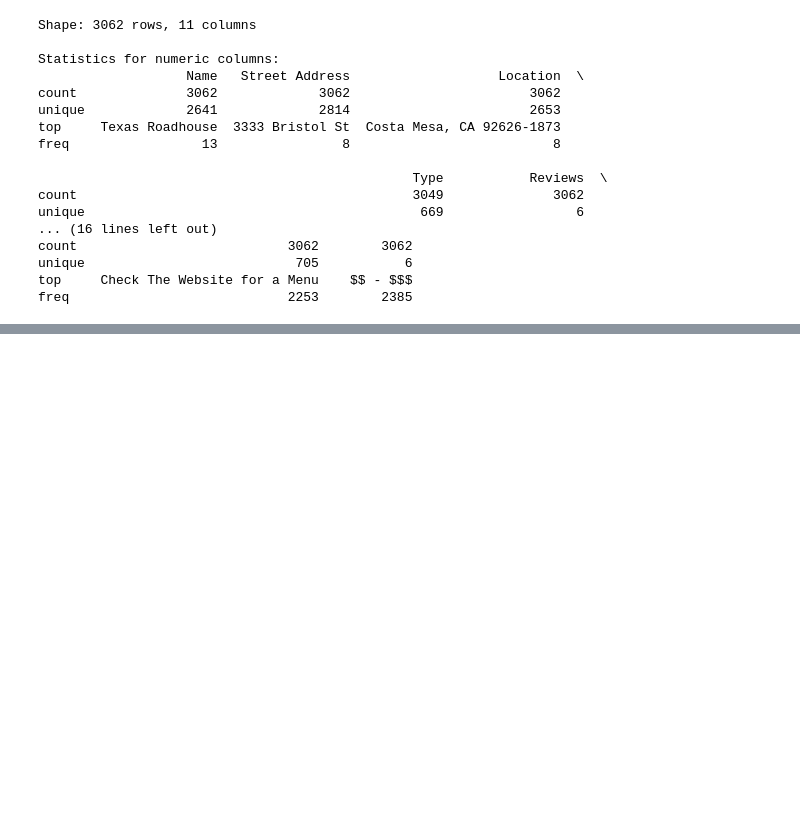
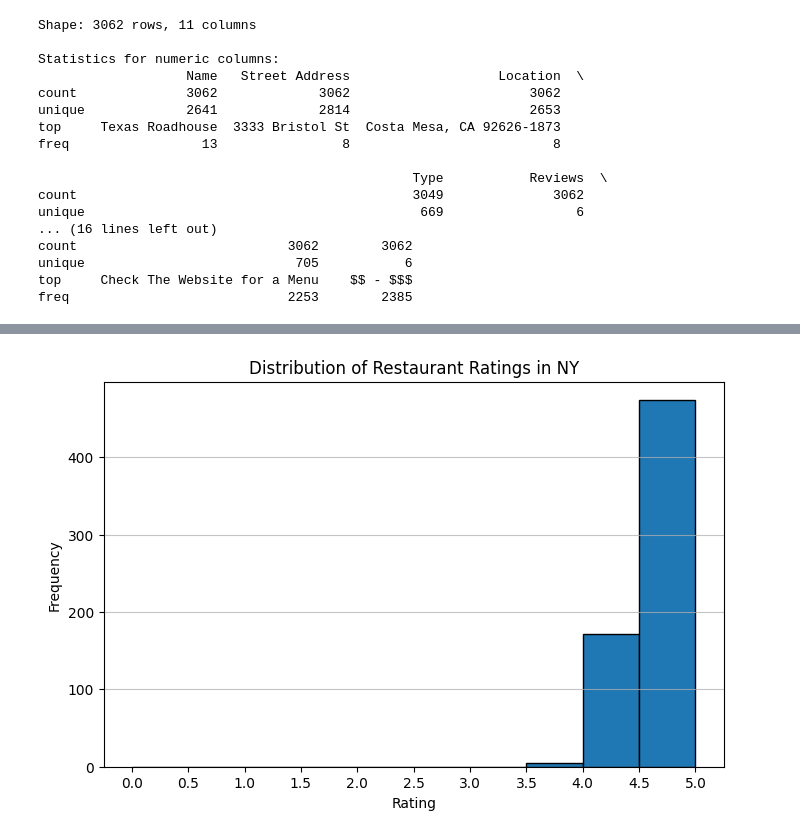
Before and after one commit to triwatana/nyctastematch-restaurant-recommender, a Jupyter notebook: data_cleaning/tripadvisor-restaurant-eda.ipynb, the cells around one changed output, grey strips where cells are left out. Drawn from its saved outputs; the diff is of its cells as text; code cells hidden in the pictures; blank space fills up the shorter version.

```diff
--- a/data_cleaning/tripadvisor-restaurant-eda.ipynb
+++ b/data_cleaning/tripadvisor-restaurant-eda.ipynb
@@ -62,0 +81,22 @@ print(df_ny.head(10))
+# %%
+df_ny.columns
+# Drop irrelevant columns
+columns_to_drop = ['Trip_advisor Url', 'Menu']
+df_ny = df_ny.drop(columns=columns_to_drop)
+# %%
+# Rename 'Reviews' column to 'Rating'
+df_ny.rename(columns={'Reviews': 'Rating'}, inplace=True)
+# Remove ' of 5 bubbles' text from 'Rating' column and convert to float
+df_ny['Rating'] = df_ny['Rating'].str.replace(' of 5 bubbles', '').astype(float)
+# %%
+# Display the distribution of ratings
+plt.figure(figsize=(8, 5))
+plt.hist(df_ny['Rating'], bins=np.arange(0, 5.5, 0.5), edgecolor='black')
+plt.title('Distribution of Restaurant Ratings in NY')
+plt.xlabel('Rating')
+plt.ylabel('Frequency')
+plt.xticks(np.arange(0, 5.5, 0.5))
+plt.grid(axis='y', alpha=0.75)
+plt.show()
+# %% [output]
+[figure, added]
```
Also changed, not shown: parts of 8 cells of this notebook, 1 other file.
